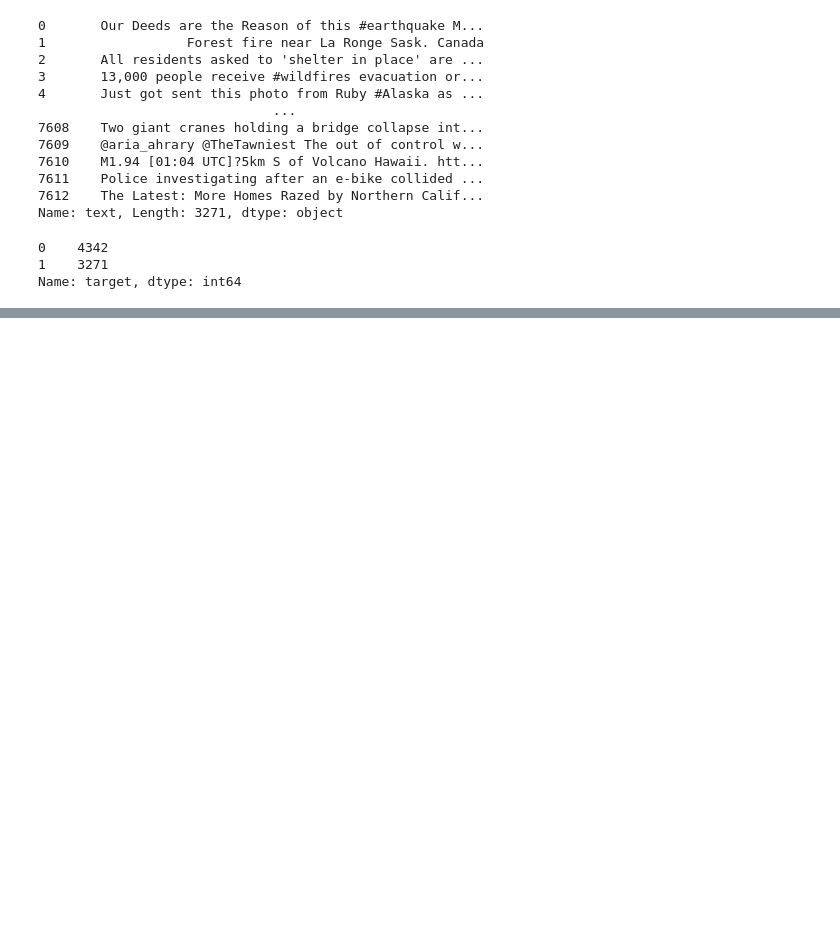
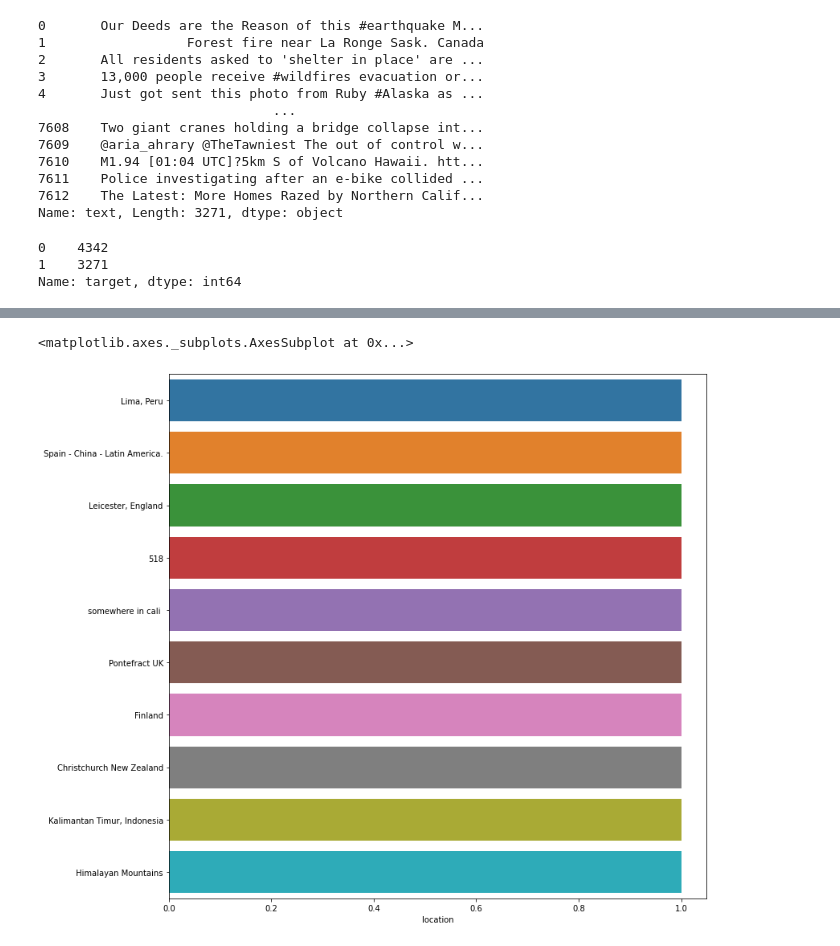
Before and after one commit to WanjohiWanjohi/NLP, a Jupyter notebook: NLP_Disaster.ipynb, the cells around one changed output, grey strips where cells are left out. Saved outputs shown, nothing was run; the diff lists cells and outputs as text; code cells hidden in the pictures; blank space fills up the shorter version.

```diff
--- a/NLP_Disaster.ipynb
+++ b/NLP_Disaster.ipynb
@@ -91,0 +120,7 @@ Name: target, dtype: int64
+# %%
+#least occuring locations
+plt.figure(figsize=(12,12))
+sns.barplot(y=train.location.value_counts().index[-10:],x=train.location.value_counts()[-10:])
+# %% [output]
+<matplotlib.axes._subplots.AxesSubplot at 0x...>
+[figure, added]
```
Also changed, not shown: parts of 4 cells of this notebook.
